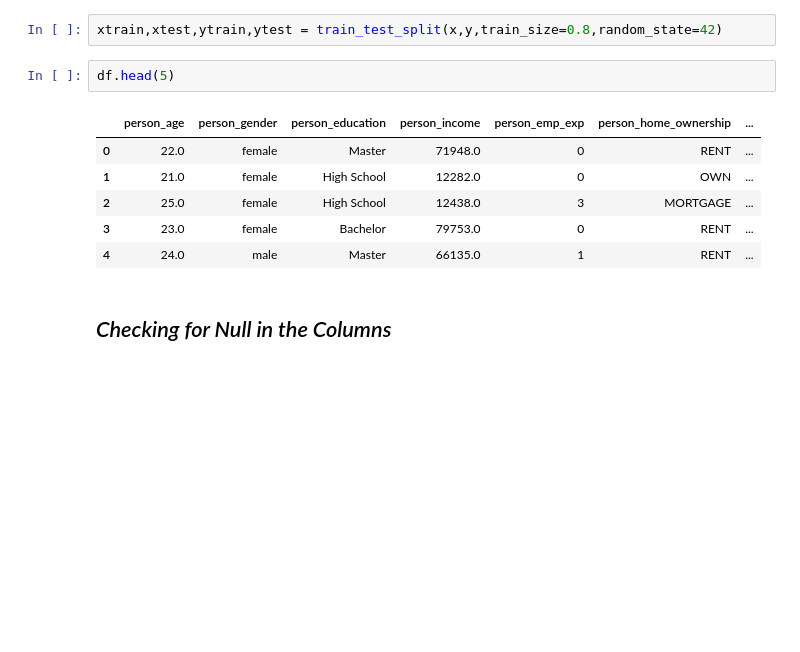
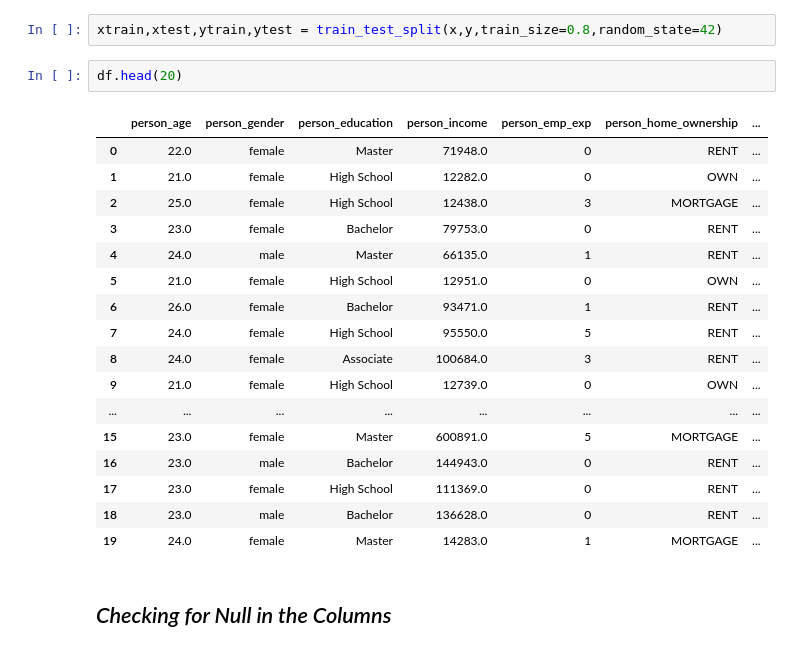
Before and after one commit to dhanush0823-git/Machine_Learning01, a Jupyter notebook: LogisticRegression/loan_data.ipynb, the cells around one changed output. Cells and saved outputs as stored; diff of their text form; blank space fills up the shorter version.

```diff
--- a/LogisticRegression/loan_data.ipynb
+++ b/LogisticRegression/loan_data.ipynb
@@ -65,14 +65,25 @@ sns.boxplot(df[num_cols])
 # %%
 xtrain,xtest,ytrain,ytest = train_test_split(x,y,train_size=0.8,random_state=42)
 # %%
-df.head(5)
+df.head(20)
 # %% [output]
 |  | person_age | person_gender | person_education | person_income | person_emp_exp | person_home_ownership | ... |
 | 0 | 22.0 | female | Master | 71948.0 | 0 | RENT | ... |
 | 1 | 21.0 | female | High School | 12282.0 | 0 | OWN | ... |
 | 2 | 25.0 | female | High School | 12438.0 | 3 | MORTGAGE | ... |
 | 3 | 23.0 | female | Bachelor | 79753.0 | 0 | RENT | ... |
 | 4 | 24.0 | male | Master | 66135.0 | 1 | RENT | ... |
+| 5 | 21.0 | female | High School | 12951.0 | 0 | OWN | ... |
+| 6 | 26.0 | female | Bachelor | 93471.0 | 1 | RENT | ... |
+| 7 | 24.0 | female | High School | 95550.0 | 5 | RENT | ... |
+| 8 | 24.0 | female | Associate | 100684.0 | 3 | RENT | ... |
+| 9 | 21.0 | female | High School | 12739.0 | 0 | OWN | ... |
+| ... | ... | ... | ... | ... | ... | ... | ... |
+| 15 | 23.0 | female | Master | 600891.0 | 5 | MORTGAGE | ... |
+| 16 | 23.0 | male | Bachelor | 144943.0 | 0 | RENT | ... |
+| 17 | 23.0 | female | High School | 111369.0 | 0 | RENT | ... |
+| 18 | 23.0 | male | Bachelor | 136628.0 | 0 | RENT | ... |
+| 19 | 24.0 | female | Master | 14283.0 | 1 | MORTGAGE | ... |
 # %% [markdown]
 ## *Checking for Null in the Columns*
 # %%
```
Also changed, not shown: parts of 5 cells of this notebook, 1 other file.
